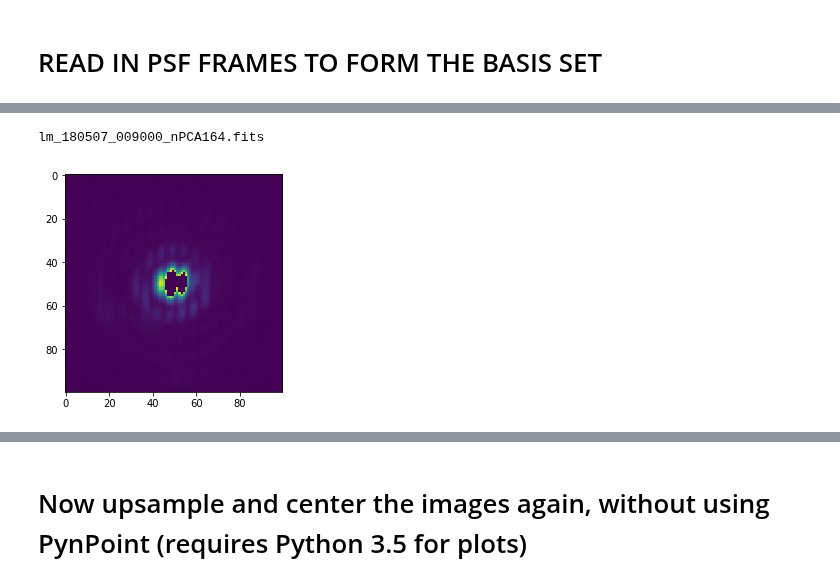
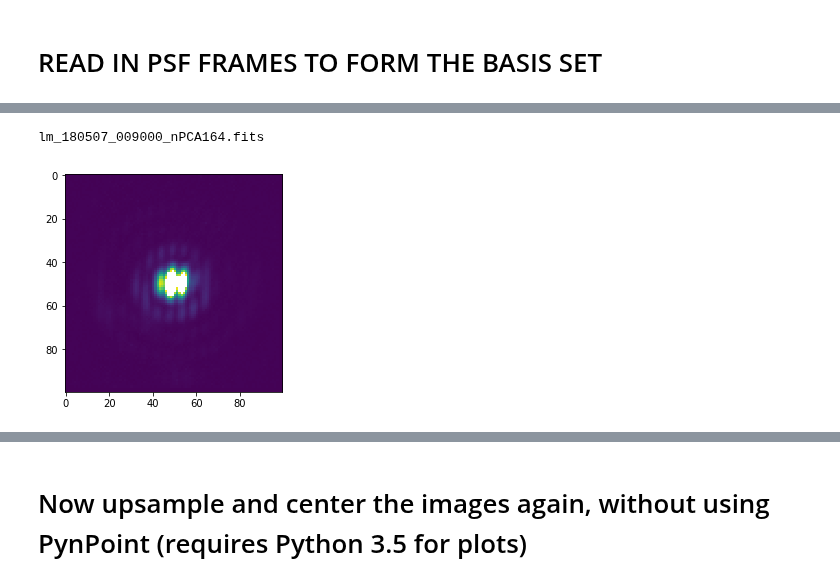
Before and after one commit to mwanakijiji/lbti_altair_fizeau, a Jupyter notebook: inject_fake_planets_test1.ipynb, the cells around one changed output, grey strips where cells are left out. Cells and saved outputs as stored; diff of their text form; code cells hidden in the pictures.

Commit message:
Can generate PCA reconstructions of masked host star PSFs

```diff
--- a/inject_fake_planets_test1.ipynb
+++ b/inject_fake_planets_test1.ipynb
@@ -241,29 +328,32 @@ Reading in lm_180507_007154_nPCA164.fits
 # %%
-for framenum in range(9000,9001):
+framenum = 9000
 
-    # fit 2D Gaussian
-    img_string = 'lm_180507_'+str("{:0>6d}".format(framenum))+'_nPCA164.fits'
+#### BELOW FOR FOR LOOP
+# fit 2D Gaussian
+img_string = 'lm_180507_'+str("{:0>6d}".format(framenum))+'_nPCA164.fits'
 
-    # if file exists
-    if os.path.isfile(stem_retrieve+img_string):
+# if file exists
+if os.path.isfile(stem_retrieve+img_string):
 
-        # read in image
-        sciImg, header = fits.getdata(stem_retrieve+img_string,0,header=True)
+    # read in image
+    sciImg, header = fits.getdata(stem_retrieve+img_string,0,header=True)
 
-        print(img_string)
+    print(img_string)
 
-        sciImg_masked = np.copy(sciImg)
-        mask_threshold = 35000 # pixel counts above this will be masked (refine this later based on linearity data)
-        sciImg_masked[sciImg_masked > mask_threshold] = 0
+    sciImg_masked = np.copy(sciImg)
+    mask_threshold = 35000 # pixel counts above this will be masked (refine this later based on linearity data)
+    sciImg_masked[sciImg_masked > mask_threshold] = np.nan
 
-        #plt.hist(np.ravel(sciImg), bins=1000)
-        #plt.xlim([0,5000])
+    #plt.hist(np.ravel(sciImg), bins=1000)
+    #plt.xlim([0,5000])
 
-        plt.imshow(sciImg_test)
-        plt.show()
+    plt.imshow(sciImg_masked)
+    plt.show()
+
+    # find the PCA spectrum
 # %% [output]
 lm_180507_009000_nPCA164.fits
-[figure, old version]
+[figure, new version]
 # %%
 # Make cookie cut-outs of Fizeau PSFs (note the centering will not be great)
 # retrieve from /03_ramp_removed_pca_background_subted/
```
Also changed, not shown: parts of 21 cells of this notebook, 1 other file.
